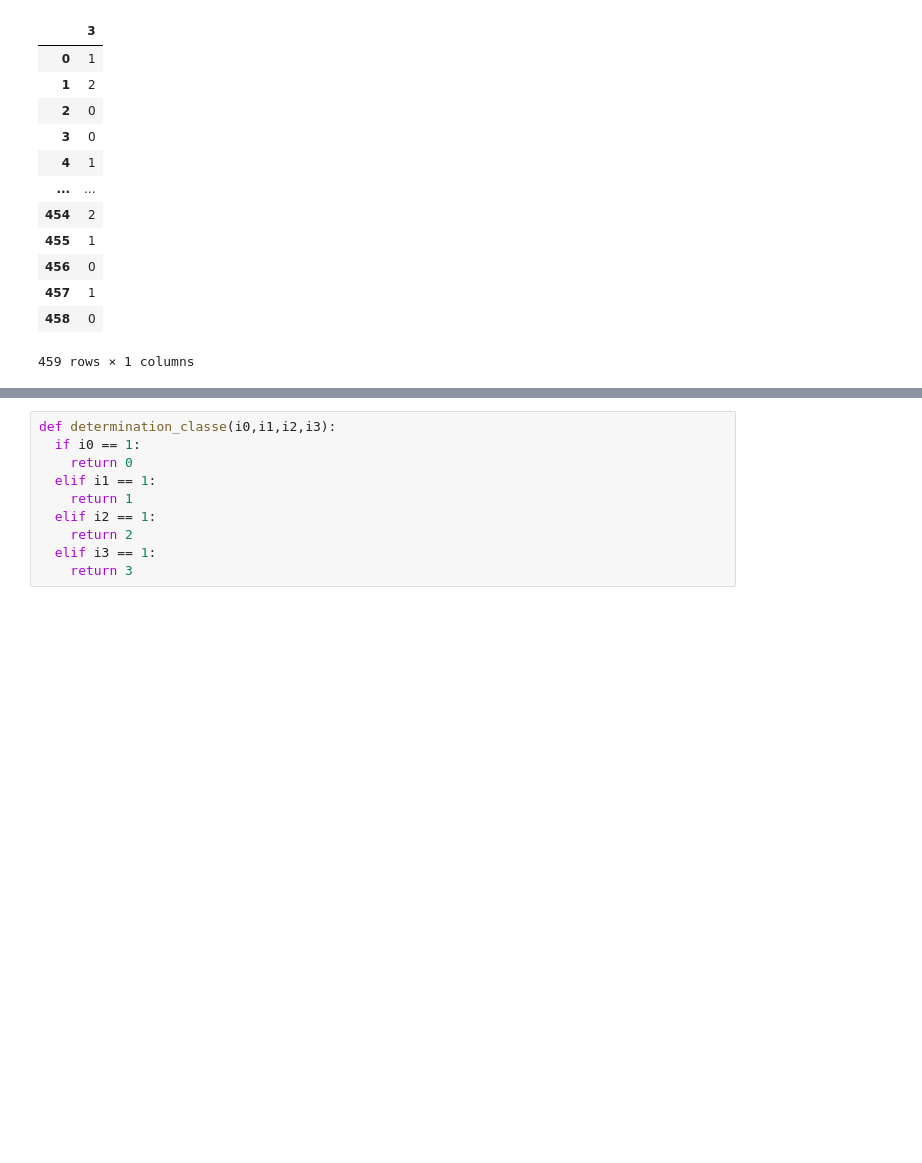
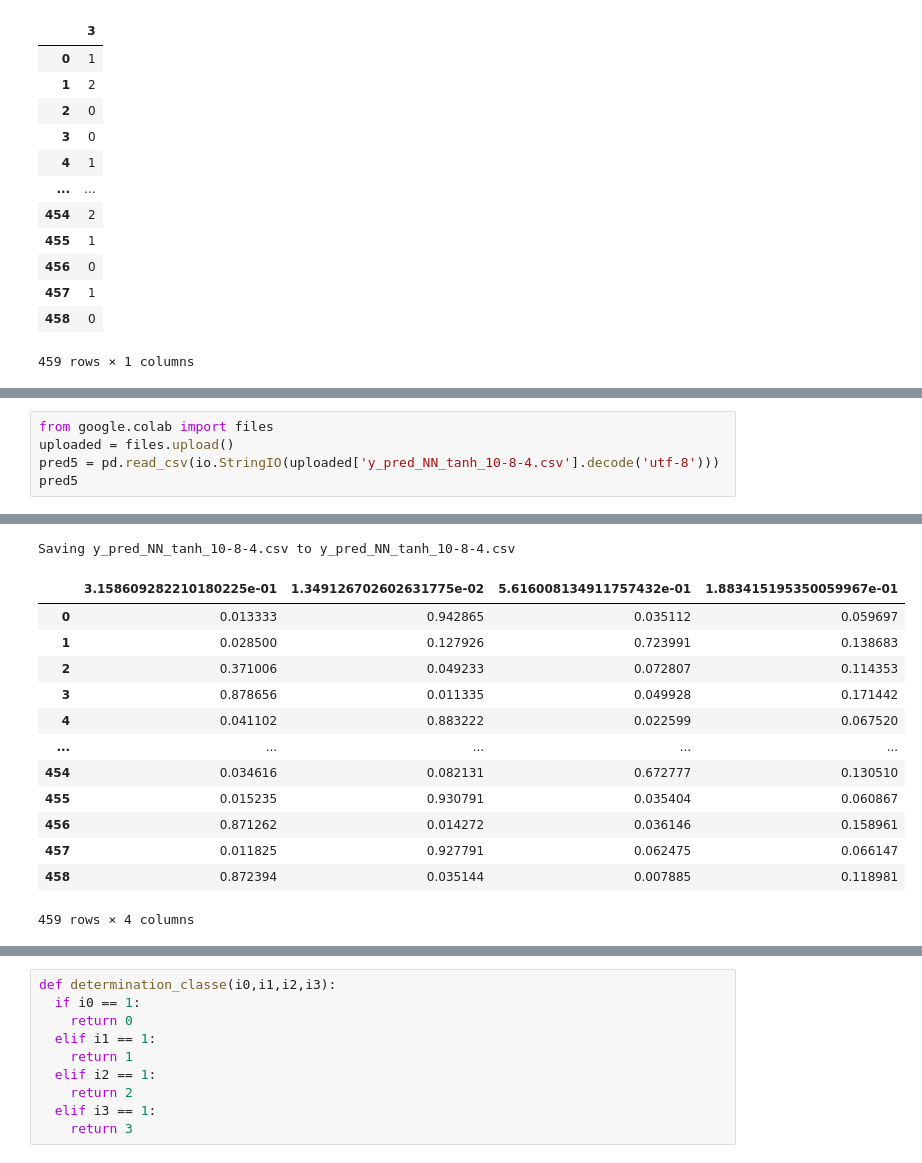
Before and after one commit to IssamEizouki/decision-tree-neural-network, a Jupyter notebook: Partie3.ipynb, the cells around one changed output, grey strips where cells are left out. Cells and saved outputs as stored; diff of their text form; blank space fills up the shorter version.

```diff
--- a/Partie3.ipynb
+++ b/Partie3.ipynb
@@ -44,0 +108,6 @@ Saving y_pred_NN_relu_6-4.csv to y_pred_NN_relu_6-4 (2).csv
+# %%
+from google.colab import files
+uploaded = files.upload()
+pred5 = pd.read_csv(io.StringIO(uploaded['y_pred_NN_tanh_10-8-4.csv'].decode('utf-8')))
+pred5
+# %% [output]
@@ -44,0 +115,14 @@ Saving y_pred_NN_relu_6-4.csv to y_pred_NN_relu_6-4 (2).csv
+Saving y_pred_NN_tanh_10-8-4.csv to y_pred_NN_tanh_10-8-4.csv
+|  | 3.158609282210180225e-01 | 1.349126702602631775e-02 | 5.616008134911757432e-01 | 1.883415195350059967e-01 |
+| 0 | 0.013333 | 0.942865 | 0.035112 | 0.059697 |
+| 1 | 0.028500 | 0.127926 | 0.723991 | 0.138683 |
+| 2 | 0.371006 | 0.049233 | 0.072807 | 0.114353 |
+| 3 | 0.878656 | 0.011335 | 0.049928 | 0.171442 |
+| 4 | 0.041102 | 0.883222 | 0.022599 | 0.067520 |
+| ... | ... | ... | ... | ... |
+| 454 | 0.034616 | 0.082131 | 0.672777 | 0.130510 |
+| 455 | 0.015235 | 0.930791 | 0.035404 | 0.060867 |
+| 456 | 0.871262 | 0.014272 | 0.036146 | 0.158961 |
+| 457 | 0.011825 | 0.927791 | 0.062475 | 0.066147 |
+| 458 | 0.872394 | 0.035144 | 0.007885 | 0.118981 |
+459 rows × 4 columns
```
Also changed, not shown: parts of 24 cells of this notebook, 4 other files.
